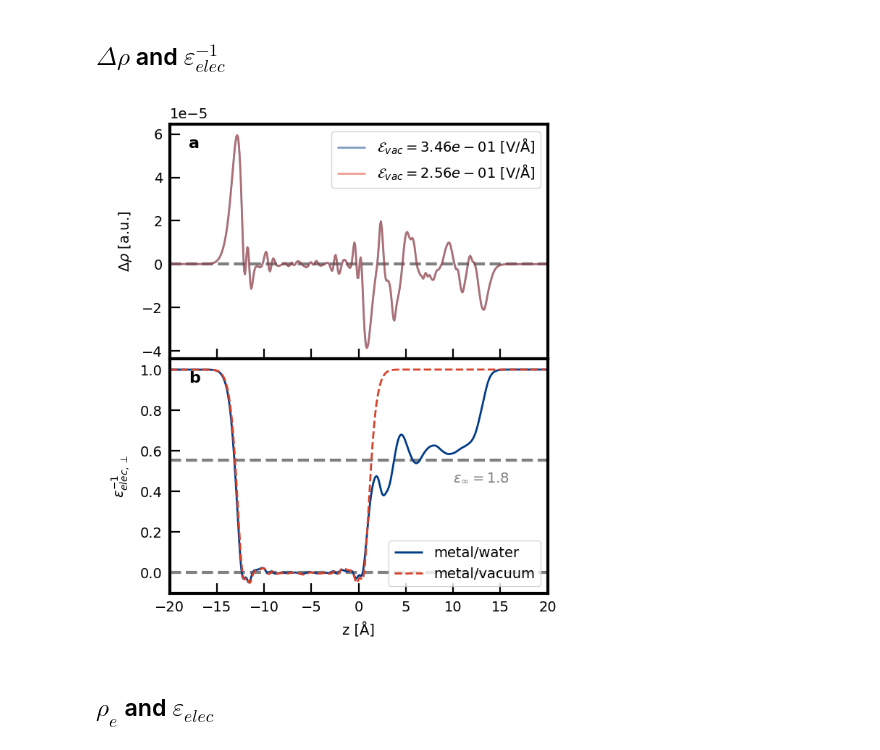
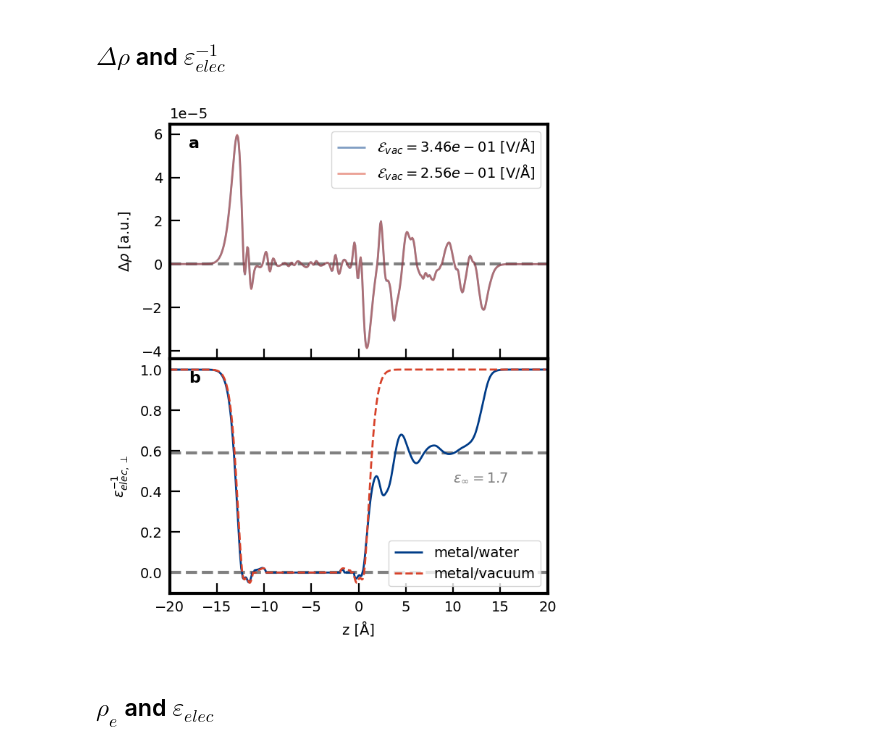
Before and after one commit to ChiahsinChu/2024-JCP-Pt111_dielectric_profile, a Jupyter notebook: pub_figs/make_figs.ipynb, the cells around one changed output. Saved outputs shown, nothing was run; the diff lists cells and outputs as text; code cells hidden in the pictures.

```diff
--- a/pub_figs/make_figs.ipynb
+++ b/pub_figs/make_figs.ipynb
@@ -121,36 +121,36 @@ ax.plot(
 )
 
 ax.set_ylabel(r"$\Delta\rho$ [a.u.]")
 ax.grid(False)
 ax.legend()
 
 ax = axs[1]
 
 ax.axhline(y=0.0, ls="--", color="gray", lw=1.5)
-ax.axhline(y=1 / 1.8, ls="--", color="gray", lw=1.5)
+ax.axhline(y=1 / 1.7, ls="--", color="gray", lw=1.5)
 
 data = out_data["elec_inveps"]
 color = "blue"
 data = out_data["elec_inveps"]
 ax.plot(data[0], data[1], color=color, label="metal/water")
 color = "red"
 data = out_data["elec_inveps_metal"]
 ax.plot(data[0], data[1], "--", color=color, label="metal/vacuum")
 
 plot.ax_setlabel(ax, r"z [Å]", r"$\epsilon_{elec,\perp}^{-1}$")
-ax.text(10.0, 0.45, r"$\varepsilon_{\infty}=1.8$", color="gray")
+ax.text(10.0, 0.45, r"$\varepsilon_{\infty}=1.7$", color="gray")
 ax.legend(loc="lower right")
 
 ax.set_xlim(-20.0, 20.0)
 fig.subplots_adjust(hspace=0.0)
 
 for ax, label in zip(axs, ["a", "b"]):
     plt.text(0.05, 0.9, label, transform=ax.transAxes, fontsize=8, fontweight="bold")
 
 fig.savefig("figs/Figure2.rho_pol_and_inveps.png", transparent=True)
 plt.show()
 # %% [output]
-[figure, old version]
+[figure, new version]
 # %% [markdown]
 ## $\rho_e$ and $\varepsilon_{elec}$
 # %%
```
Also changed, not shown: parts of 2 cells of this notebook, 4 other files.
